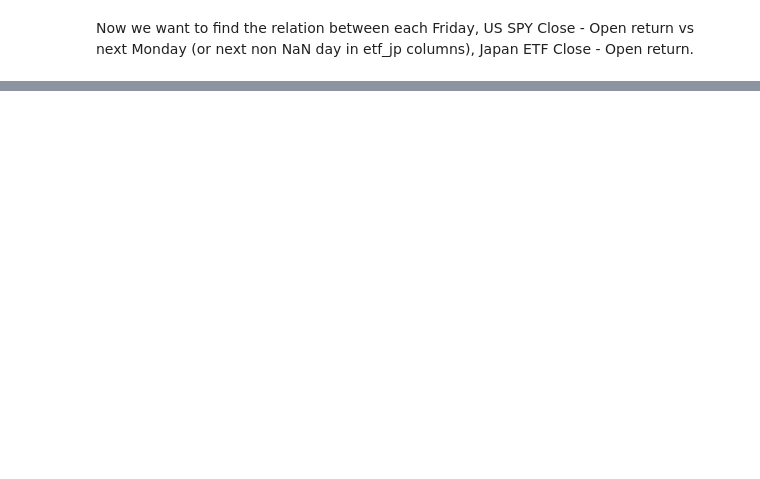
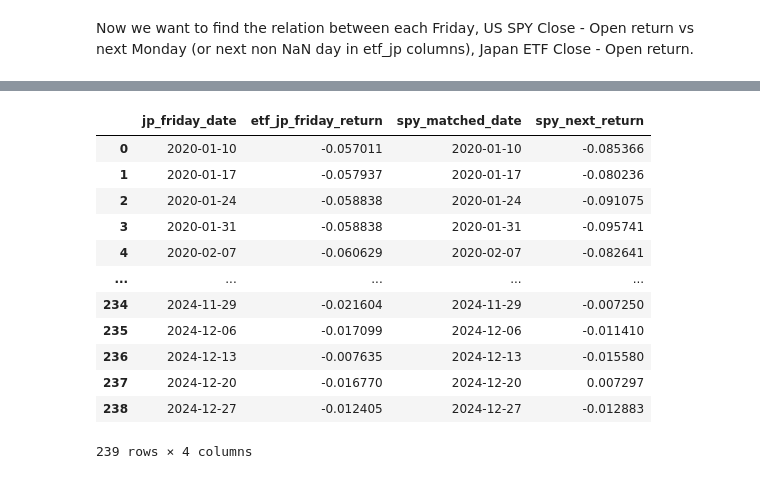
Before and after one commit to TradeInsight-Info/TiPortfolio, a Jupyter notebook: research/us_friday_vs_jp_monday.ipynb, the cells around one changed output, grey strips where cells are left out. Saved outputs shown, nothing was run; the diff lists cells and outputs as text; code cells hidden in the pictures; blank space fills up the shorter version.

```diff
--- a/research/us_friday_vs_jp_monday.ipynb
+++ b/research/us_friday_vs_jp_monday.ipynb
@@ -200,0 +331,43 @@ Saved pairs CSV to: /Users/tim/Development/TiPortfolio/research/friday_spy_vs_ne
+# %%
+jp_friday_pairs = []
+N = len(_reset)
+
+for i, row in _reset.iterrows():
+    # only Fridays
+    if row['date'].weekday() != 4:
+        continue
+    # require etf_jp return
+    if pd.isna(row.get('etf_jp_return')):
+        continue
+
+    matched = None
+    # check same day row of US SPY return because of time zone difference
+    j = i
+    if j < N:
+        candidate = _reset.at[j, 'spy_return']
+        if not pd.isna(candidate):
+            matched = {
+                'date': row['date'].date().isoformat(),
+                'etf_jp_friday_return': float(row['etf_jp_return']),
+                'spy_next_return': float(candidate),
+            }
+    if matched is not None:
+        jp_friday_pairs.append(matched)
+
+
+jp_pairs_df = pd.DataFrame(jp_friday_pairs)
+jp_pairs_df
+# %% [output]
+|  | jp_friday_date | etf_jp_friday_return | spy_matched_date | spy_next_return |
+| 0 | 2020-01-10 | -0.057011 | 2020-01-10 | -0.085366 |
+| 1 | 2020-01-17 | -0.057937 | 2020-01-17 | -0.080236 |
+| 2 | 2020-01-24 | -0.058838 | 2020-01-24 | -0.091075 |
+| 3 | 2020-01-31 | -0.058838 | 2020-01-31 | -0.095741 |
+| 4 | 2020-02-07 | -0.060629 | 2020-02-07 | -0.082641 |
+| ... | ... | ... | ... | ... |
+| 234 | 2024-11-29 | -0.021604 | 2024-11-29 | -0.007250 |
+| 235 | 2024-12-06 | -0.017099 | 2024-12-06 | -0.011410 |
+| 236 | 2024-12-13 | -0.007635 | 2024-12-13 | -0.015580 |
+| 237 | 2024-12-20 | -0.016770 | 2024-12-20 | 0.007297 |
+| 238 | 2024-12-27 | -0.012405 | 2024-12-27 | -0.012883 |
+239 rows × 4 columns
```
Also changed, not shown: parts of 16 cells of this notebook, 1 other file.
